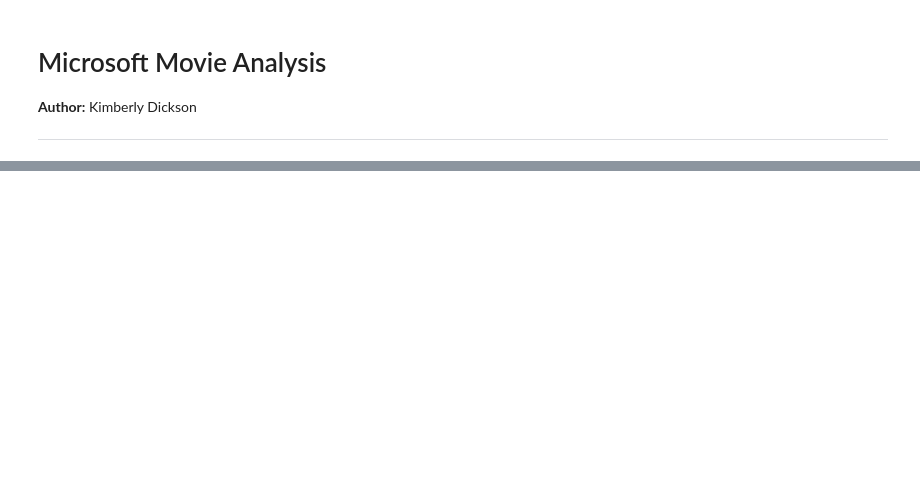
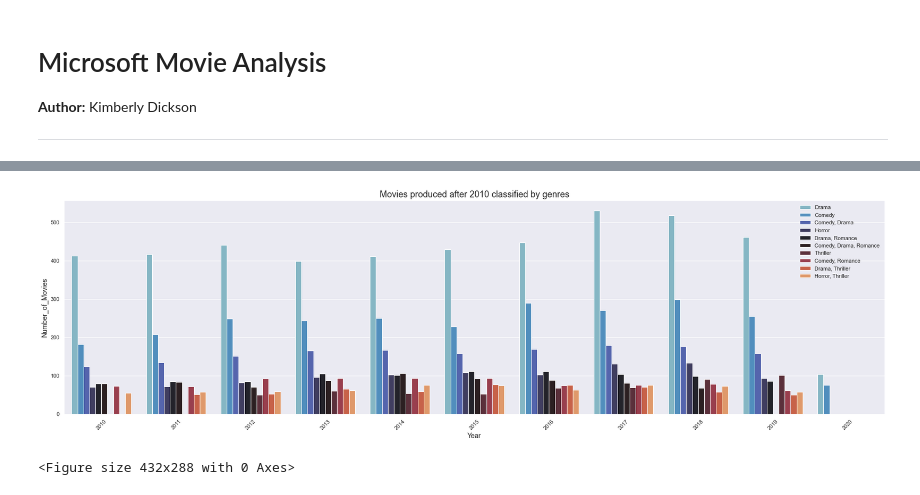
Before and after one commit to lookupkim/110920-pt-project-template, a Jupyter notebook: MMA.ipynb, the cells around one changed output, grey strips where cells are left out. Saved outputs shown, nothing was run; the diff lists cells and outputs as text; code cells hidden in the pictures; blank space fills up the shorter version.

```diff
--- a/MMA.ipynb
+++ b/MMA.ipynb
@@ -935,0 +333,3 @@ df_ratings)
+# %%
+df_years = movies_ratings[['year','title', 'genre']].groupby(['year','genre']).count().reset_index().rename(columns={'title':'number_of_movies'})
+df_years
@@ -935,0 +350,3 @@ df_ratings)
+# %%
+df_years = df_years.sort_values(by=['number_of_movies'], ascending=False)
+df_years
@@ -935,0 +367,3 @@ df_ratings)
+# %%
+df_years_2010 = df_years
+df_years_2010
@@ -935,0 +384,3 @@ df_ratings)
+# %%
+df_years_2010 = df_years_2010[df_years_2010['year'] >= 2010][df_years_2010['number_of_movies'] >= 50]
+df_years_2010
@@ -935,0 +401,19 @@ df_ratings)
+# %%
+fig, ax = plt.subplots(figsize=(30, 8))
+
+sns.barplot(x = df_years_2010['year'],
+            y = df_years_2010['number_of_movies'],
+            hue = df_years_2010['genre'], palette='icefire', edgecolor = 'w',)
+
+
+plt.xticks(rotation=45)
+
+plt.xlabel('Year', size = 14)
+plt.ylabel('Number_of_Movies', size = 14)
+plt.title('Movies produced after 2010 classified by genres', size = 18)
+ax.legend(loc='upper right', frameon=False)
+plt.show()
+plt.savefig("Movies produced after 2010 classified by genres.jpg")
+# %% [output]
+[figure, added]
+<Figure size 432x288 with 0 Axes>
```
Also changed, not shown: parts of 140 cells of this notebook, 20 other files.
